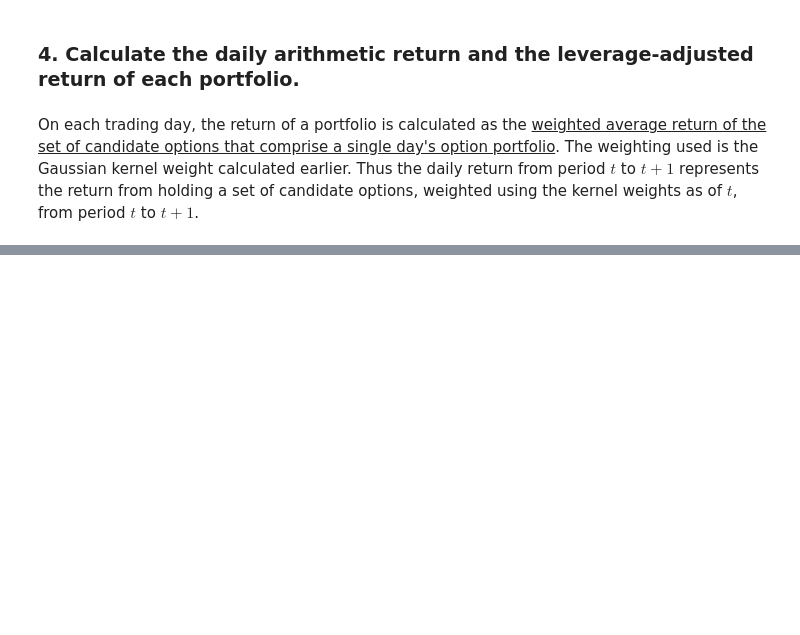
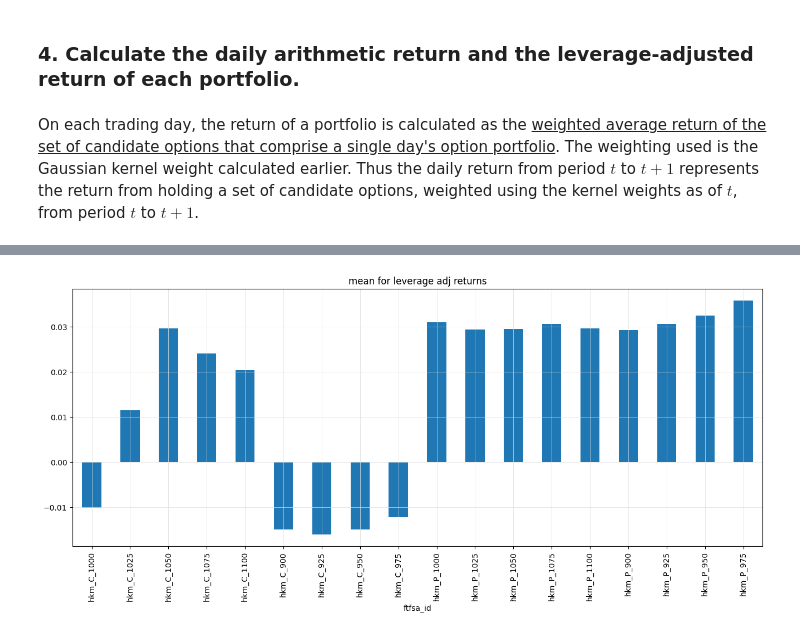
Before and after one commit to jmbejara/constantinides_2013_options, a Jupyter notebook: notebooks/portfolios.ipynb, the cells around one changed output, grey strips where cells are left out. Saved outputs shown, nothing was run; the diff lists cells and outputs as text; code cells hidden in the pictures; blank space fills up the shorter version.

```diff
--- a/notebooks/portfolios.ipynb
+++ b/notebooks/portfolios.ipynb
@@ -637,0 +678,8 @@ plt.show()
+# %%
+metric = 'mean'
+chart_data.describe().T[metric].plot(kind='bar', figsize=(16, 6), title=f'{metric} for leverage adj returns')
+plt.gca().grid(True, which='major', color='#dddddd', linewidth=0.5)
+
+plt.show()
+# %% [output]
+[figure, added]
```
Also changed, not shown: parts of 37 cells of this notebook.
